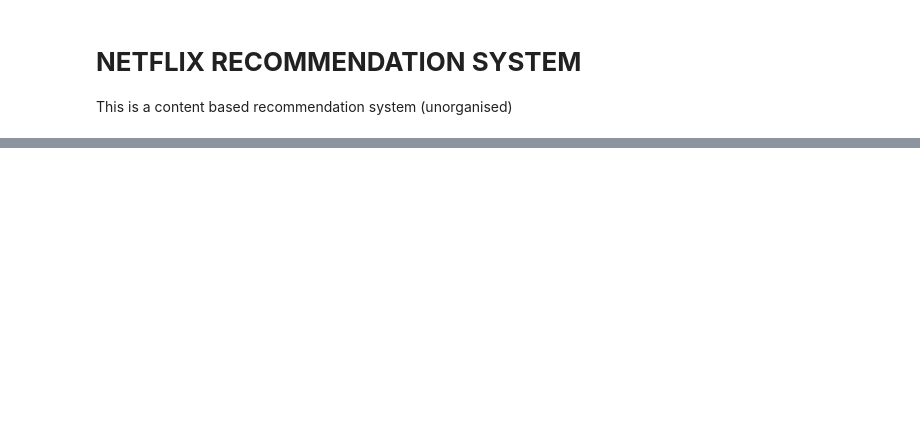
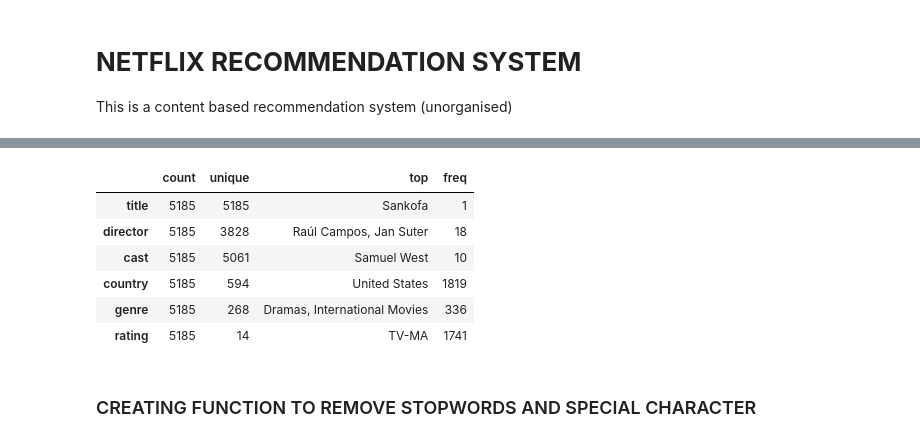
Before and after one commit to saadur1998/Recommendation-Systems, a Jupyter notebook: Content Based Recommendation System/Netflix_Recomedation_System.ipynb, the cells around one changed output, grey strips where cells are left out. Saved outputs shown, nothing was run; the diff lists cells and outputs as text; code cells hidden in the pictures; blank space fills up the shorter version.

```diff
--- a/Content Based Recommendation System/Netflix_Recomedation_System.ipynb
+++ b/Content Based Recommendation System/Netflix_Recomedation_System.ipynb
@@ -335,0 +93,13 @@ recommedation('Coffee & Kareem')
+# %%
+#getting few statistical metrics about the dataset columns
+movies.describe().T
+# %% [output]
+|  | count | unique | top | freq |
+| title | 5185 | 5185 | Sankofa | 1 |
+| director | 5185 | 3828 | Raúl Campos, Jan Suter | 18 |
+| cast | 5185 | 5061 | Samuel West | 10 |
+| country | 5185 | 594 | United States | 1819 |
+| genre | 5185 | 268 | Dramas, International Movies | 336 |
+| rating | 5185 | 14 | TV-MA | 1741 |
+# %% [markdown]
+### CREATING FUNCTION TO REMOVE STOPWORDS AND SPECIAL CHARACTER
```
Also changed, not shown: parts of 75 cells of this notebook.
